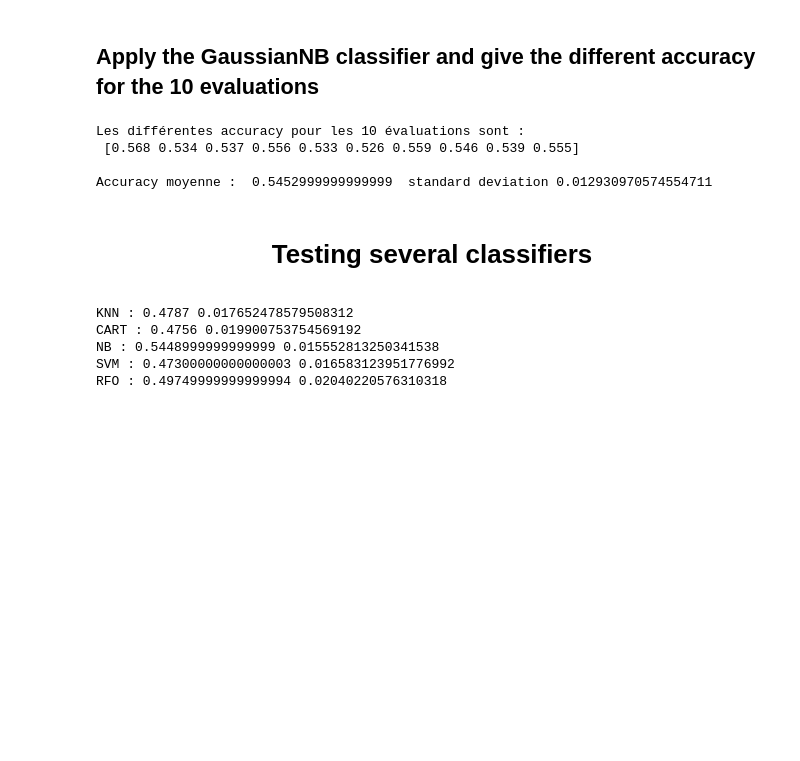
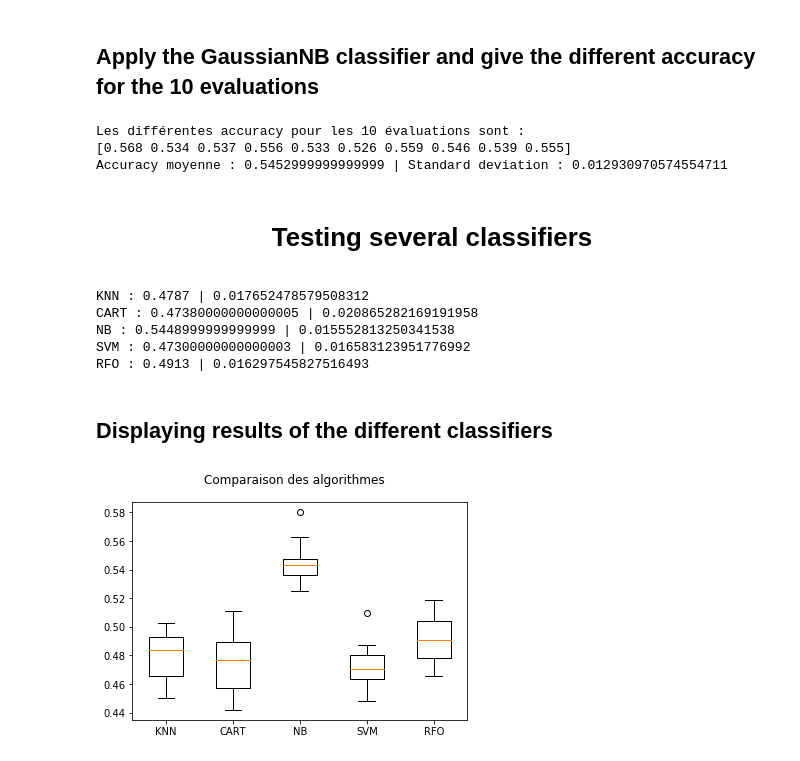
Before and after one commit to nilbahaaeddine/ClaimsClassification, a Jupyter notebook: src/Classification.ipynb, the cells around one changed output. Drawn from its saved outputs; the diff is of its cells as text; code cells hidden in the pictures; blank space fills up the shorter version.

Commit message:
displaying results of the different classifiers

```diff
--- a/src/Classification.ipynb
+++ b/src/Classification.ipynb
@@ -507,16 +510,16 @@ myKFold = KFold(n_splits = 10, shuffle = True, random_state = seed)
 # %%
 clfGaussianNB = GaussianNB()
 
-scoring = 'accuracy'
-score = cross_val_score(clfGaussianNB, X, y, cv = myKFold, scoring = scoring)
+myScoring = 'accuracy'
 
-print('Les différentes accuracy pour les 10 évaluations sont : \n', score,'\n')
-print('Accuracy moyenne : ',score.mean(), ' standard deviation', score.std())
+score = cross_val_score(clfGaussianNB, X, y, cv = myKFold, scoring = myScoring)
+
+print(f'Les différentes accuracy pour les 10 évaluations sont :\n{score}')
+print(f'Accuracy moyenne : {score.mean()} | Standard deviation : {score.std()}')
 # %% [output]
 Les différentes accuracy pour les 10 évaluations sont :
- [0.568 0.534 0.537 0.556 0.533 0.526 0.559 0.546 0.539 0.555]
-
-Accuracy moyenne :  0.5452999999999999  standard deviation 0.012930970574554711
+[0.568 0.534 0.537 0.556 0.533 0.526 0.559 0.546 0.539 0.555]
+Accuracy moyenne : 0.5452999999999999 | Standard deviation : 0.012930970574554711
 # %% [markdown]
 <div align="center">
     <h1>
@@ -525,25 +528,38 @@ Accuracy moyenne :  0.5452999999999999  standard deviation 0.012930970574554711
 </div>
 # %%
 seed = 7
-scoring = 'accuracy'
+myScoring = 'accuracy'
 models = []
+
 models.append(('KNN', KNeighborsClassifier()))
 models.append(('CART', DecisionTreeClassifier()))
 models.append(('NB', GaussianNB()))
 models.append(('SVM', SVC(gamma = 'auto')))
 models.append(('RFO', RandomForestClassifier()))
 # %%
-results = []
+scores = []
 names = []
+
 for name, model in models:
     myKFold = KFold(n_splits = 10, random_state = seed)
-    score = cross_val_score(model, X, y, cv = myKFold, scoring = scoring)
-    results.append(score)
+    score = cross_val_score(model, X, y, cv = myKFold, scoring = myScoring)
+    scores.append(score)
     names.append(name)
-    print(f'{name} : {score.mean()} {score.std()}')
+    print(f'{name} : {score.mean()} | {score.std()}')
 # %% [output]
-KNN : 0.4787 0.017652478579508312
-CART : 0.4756 0.019900753754569192
-NB : 0.5448999999999999 0.015552813250341538
-SVM : 0.47300000000000003 0.016583123951776992
-RFO : 0.49749999999999994 0.02040220576310318
+KNN : 0.4787 | 0.017652478579508312
+CART : 0.47380000000000005 | 0.020865282169191958
+NB : 0.5448999999999999 | 0.015552813250341538
+SVM : 0.47300000000000003 | 0.016583123951776992
+RFO : 0.4913 | 0.016297545827516493
+# %% [markdown]
+## Displaying results of the different classifiers
+# %%
+fig = plt.figure()
+fig.suptitle('Comparaison des algorithmes')
+ax = fig.add_subplot(111)
+plt.boxplot(scores)
+ax.set_xticklabels(names)
+plt.show()
+# %% [output]
+[figure, added]
```
Also changed, not shown: parts of 7 cells of this notebook.
